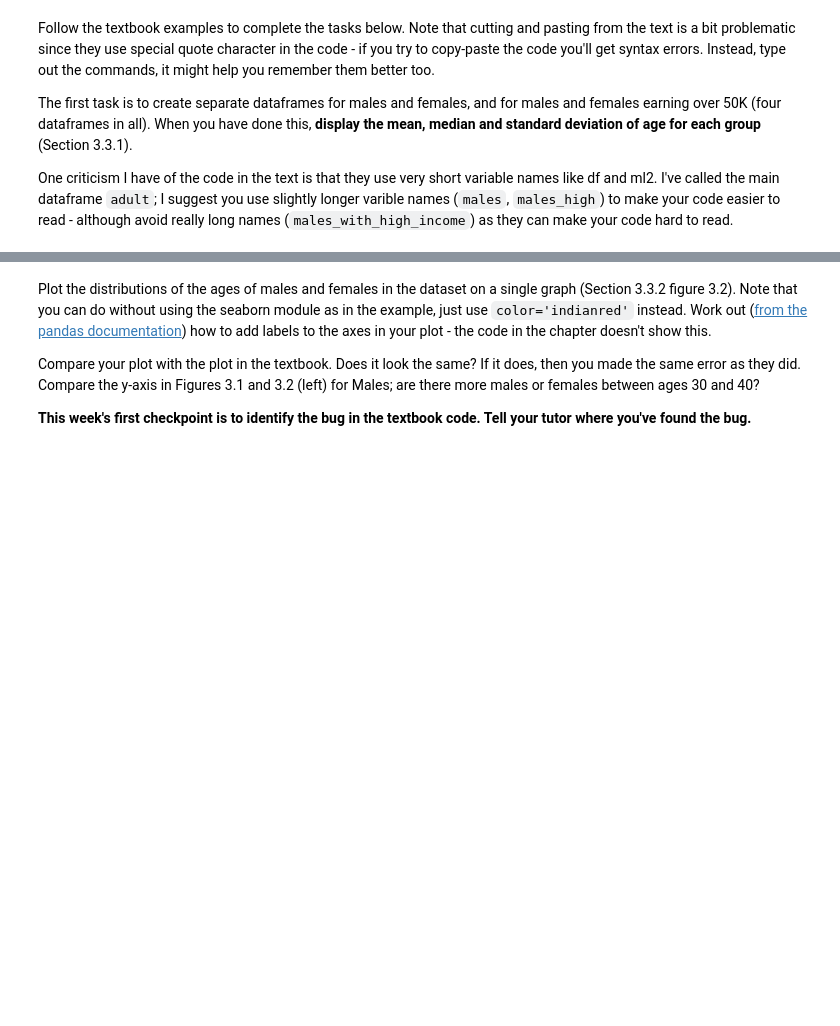
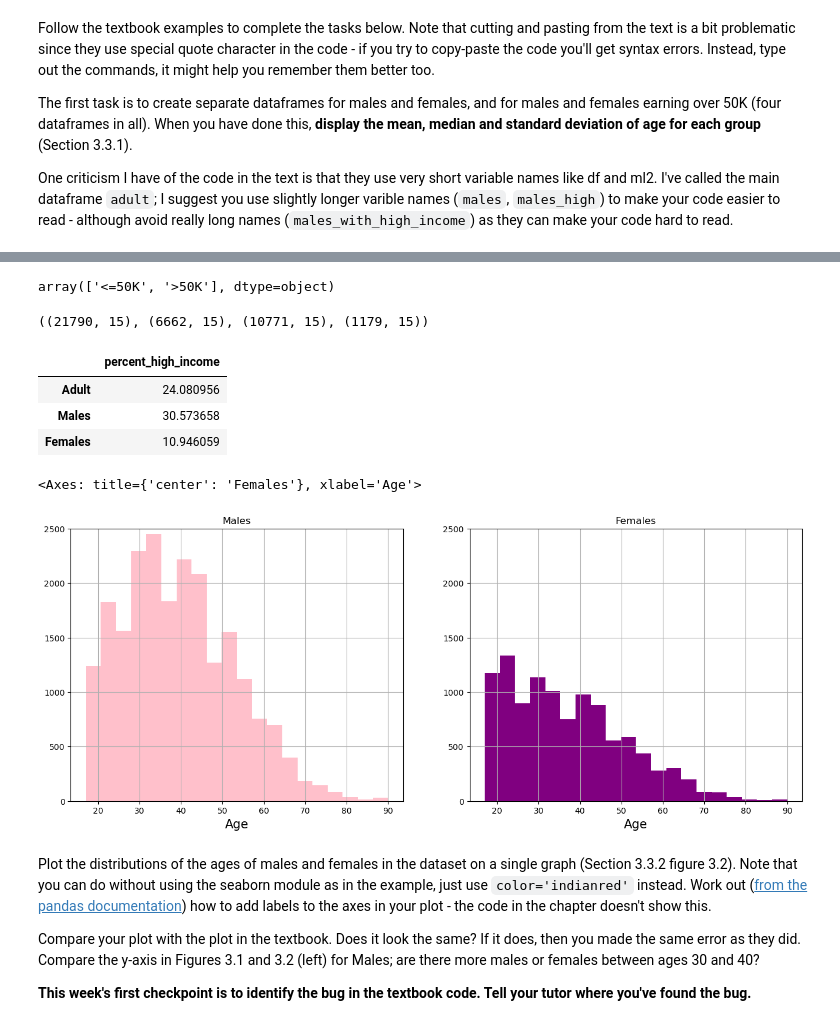
Before and after one commit to jo3yyyt/COMP2200-Practical-Workshops, a Jupyter notebook: Workshop Week 3/Workshop Week 3.ipynb, the cells around one changed output, grey strips where cells are left out. Drawn from its saved outputs; the diff is of its cells as text; code cells hidden in the pictures; blank space fills up the shorter version.

```diff
--- a/Workshop Week 3/Workshop Week 3.ipynb
+++ b/Workshop Week 3/Workshop Week 3.ipynb
@@ -143,3 +118,39 @@ Standard deviation of age: 10.460103747601886
+# %%
+adult.income.unique()
+# %% [output]
+array(['<=50K', '>50K'], dtype=object)
+# %%
+adult_high = adult[adult.income == '>50K']
+males = adult[adult.sex == 'Male']
+males_high = males[males.income == '>50K']
+females = adult[adult.sex == 'Female']
+females_high = females[females.income == '>50K']
+males.shape, males_high.shape, females.shape, females_high.shape
+# %% [output]
+((21790, 15), (6662, 15), (10771, 15), (1179, 15))
+# %%
+pd.DataFrame({'percent_high_income': [100*len(adult_high)/len(adult), 100*len(males_high)/len(males),100*len(females_high)/len(females)]}, index = ['Adult', 'Males', 'Females'])
+# %% [output]
+|  | percent_high_income |
+| Adult | 24.080956 |
+| Males | 30.573658 |
+| Females | 10.946059 |
+# %%
+plt.figure(figsize=(16,6))
+plt.subplot(1,2,1)
+plt.ylim(0,2500)
+plt.xlabel('Age', size = 15)
+plt.title('Males')
+males.age.hist(histtype = 'stepfilled', bins = 20, color = 'pink')
+
+plt.subplot(1,2,2)
+plt.ylim(0,2500)
+plt.xlabel('Age', size = 15)
+plt.title('Females')
+females.age.hist(histtype = 'stepfilled', bins = 20, color = 'purple')
+# %% [output]
+<Axes: title={'center': 'Females'}, xlabel='Age'>
+[figure, added]
 # %% [markdown]
 Plot the distributions of the ages of males and females in the dataset on a single graph (Section 3.3.2 figure 3.2).  Note that you can do without using the seaborn module as in the example, just use `color='indianred'` instead.  Work out ([from the pandas documentation](http://pandas.pydata.org/docs/)) how to add labels to the axes in your plot - the code in the chapter doesn't show this.
 
```
Also changed, not shown: parts of 22 cells of this notebook.
